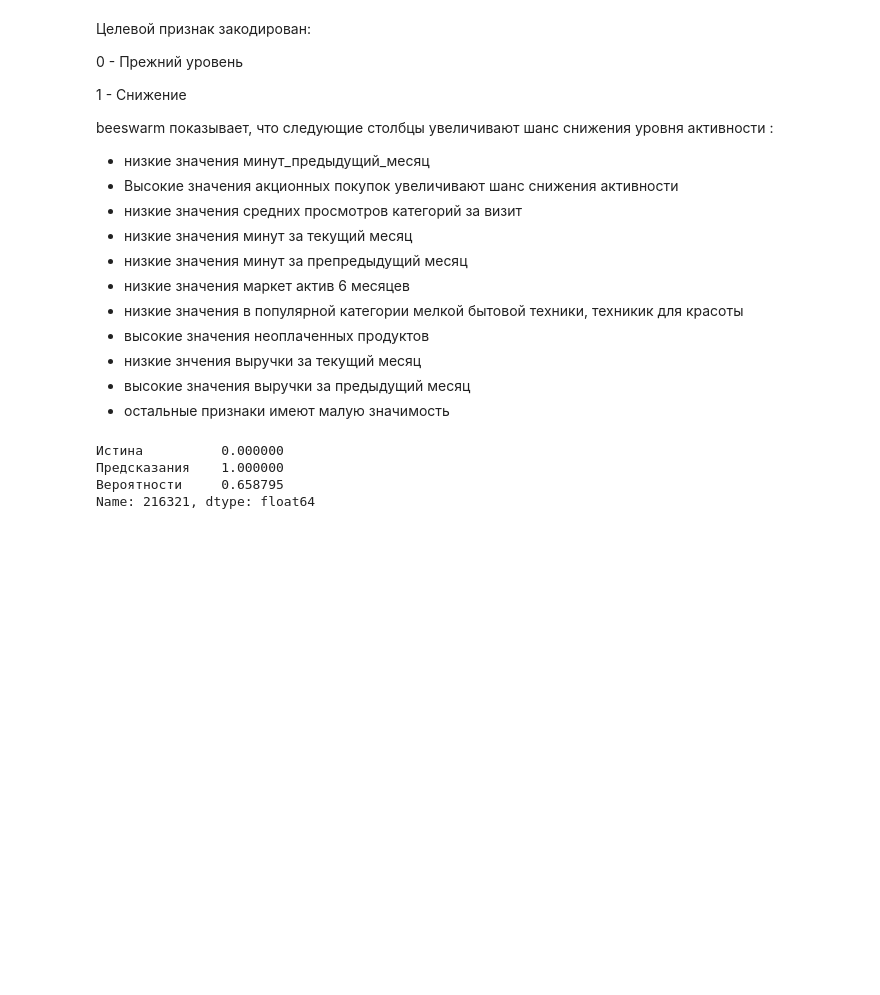
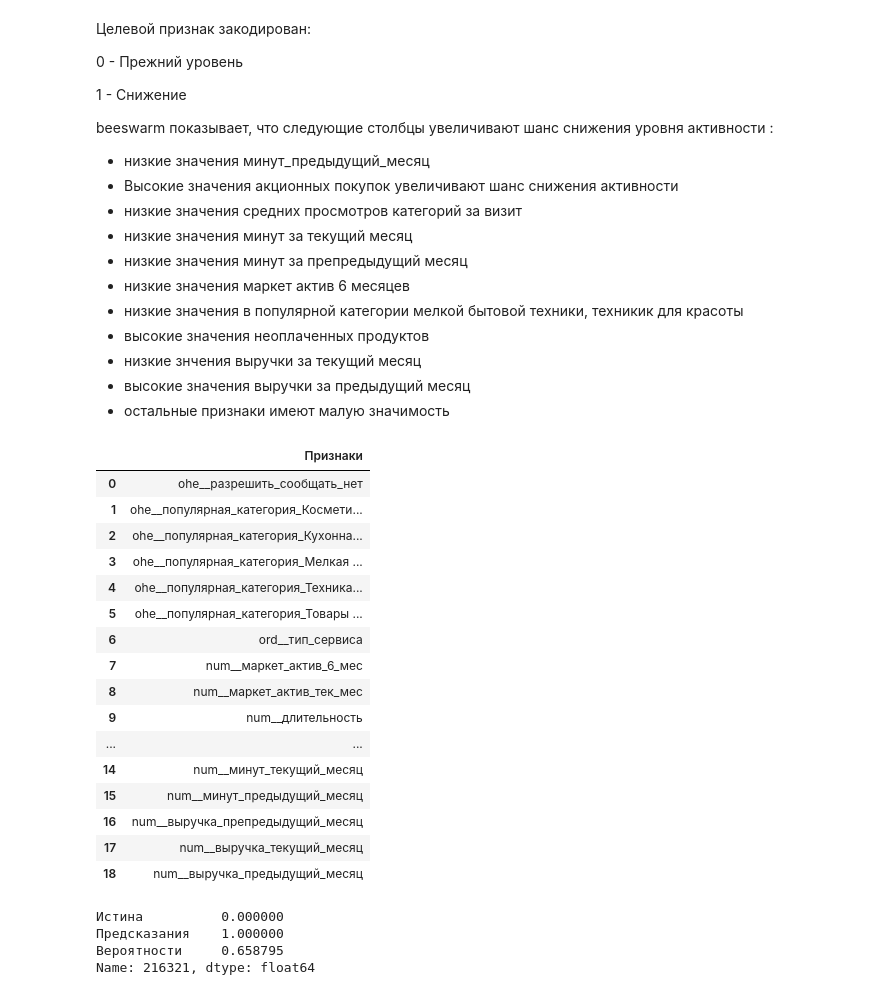
Before and after one commit to Antec961/practicum, a Jupyter notebook: project_n6.ipynb, the cells around one changed output. Drawn from its saved outputs; the diff is of its cells as text; code cells hidden in the pictures; blank space fills up the shorter version.

```diff
--- a/project_n6.ipynb
+++ b/project_n6.ipynb
@@ -149,6 +149,8 @@ except:
     market_money = pd.read_csv('/datasets/market_money.csv')
     market_time = pd.read_csv('/datasets/market_time.csv')
     money = pd.read_csv('/datasets/money.csv', sep=';', decimal=',')
+# %%
+dfs = [market_file, market_money, market_time, money]
 # %%
 market_file.info()
 # %% [output]
@@ -668,16 +674,16 @@ param_grid = [
     # словарь для модели DecisionTreeClassifier()
     {
         'models': [DecisionTreeClassifier(random_state=RANDOM_STATE)],
-        'models__max_depth': range(2,5),
-        'models__max_features': range(2,5),
-        'preprocessor__num': [StandardScaler(), MinMaxScaler(), 'passthrough']
+        'models__max_depth': range(2,10),
+        'models__max_features': range(2,10),
+        'preprocessor__num': [MinMaxScaler(), 'passthrough']
     },
 
     # словарь для модели KNeighborsClassifier()
     {
         'models': [KNeighborsClassifier()],
-        'models__n_neighbors': range(2,5),
-        'preprocessor__num': [StandardScaler(), MinMaxScaler(), 'passthrough']
+        'models__n_neighbors': range(2,10),
+        'preprocessor__num': [MinMaxScaler(), 'passthrough']
     },
 
     # словарь для модели LogisticRegression()
@@ -687,8 +693,8 @@ param_grid = [
             solver='liblinear',
             penalty='l1'
         )],
-        'models__C': range(1,5),
-        'preprocessor__num': [StandardScaler(), MinMaxScaler(), 'passthrough']
+        'models__C': range(1,10),
+        'preprocessor__num': [MinMaxScaler(), 'passthrough']
     },
 
     # словарь для модели SVC()
@@ -697,9 +703,9 @@ param_grid = [
             random_state=RANDOM_STATE,
             probability=True
         )],
-        'models__C': range(1,5),
+        'models__C': range(1,10),
         'models__kernel': ['linear', 'rbf', 'sigmoid'],
-        'preprocessor__num': [StandardScaler(), MinMaxScaler(), 'passthrough']
+        'preprocessor__num': [MinMaxScaler(), 'passthrough']
     }
 ]
 # %%
@@ -814,6 +829,26 @@ beeswarm показывает, что следующие столбцы увел
 - низкие знчения выручки за текущий месяц
 - высокие значения выручки за предыдущий месяц
 - остальные признаки имеют малую значимость
+# %%
+pd.DataFrame(preprocessor.get_feature_names_out(), columns=['Признаки'])
+# %% [output]
+|  | Признаки |
+| 0 | ohe__разрешить_сообщать_нет |
+| 1 | ohe__популярная_категория_Космети... |
+| 2 | ohe__популярная_категория_Кухонна... |
+| 3 | ohe__популярная_категория_Мелкая ... |
+| 4 | ohe__популярная_категория_Техника... |
+| 5 | ohe__популярная_категория_Товары ... |
+| 6 | ord__тип_сервиса |
+| 7 | num__маркет_актив_6_мес |
+| 8 | num__маркет_актив_тек_мес |
+| 9 | num__длительность |
+| ... | ... |
+| 14 | num__минут_текущий_месяц |
+| 15 | num__минут_предыдущий_месяц |
+| 16 | num__выручка_препредыдущий_месяц |
+| 17 | num__выручка_текущий_месяц |
+| 18 | num__выручка_предыдущий_месяц |
 # %%
 i = 8
 print(data.iloc[i])
```
Also changed, not shown: parts of 9 cells of this notebook.
